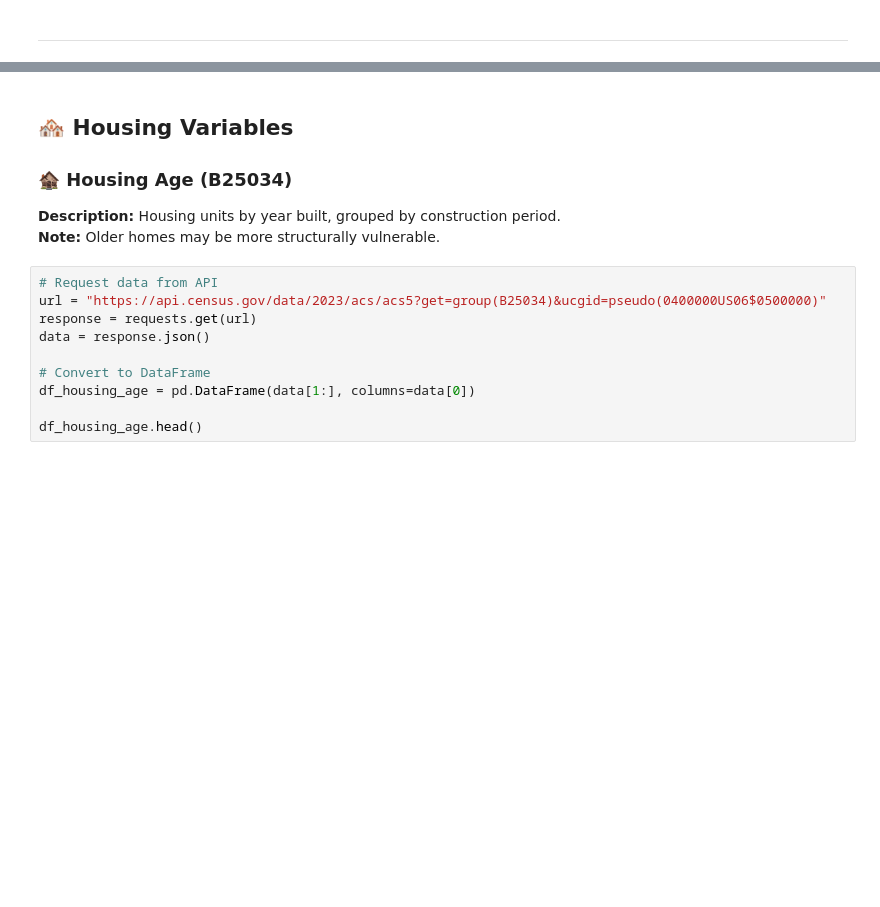
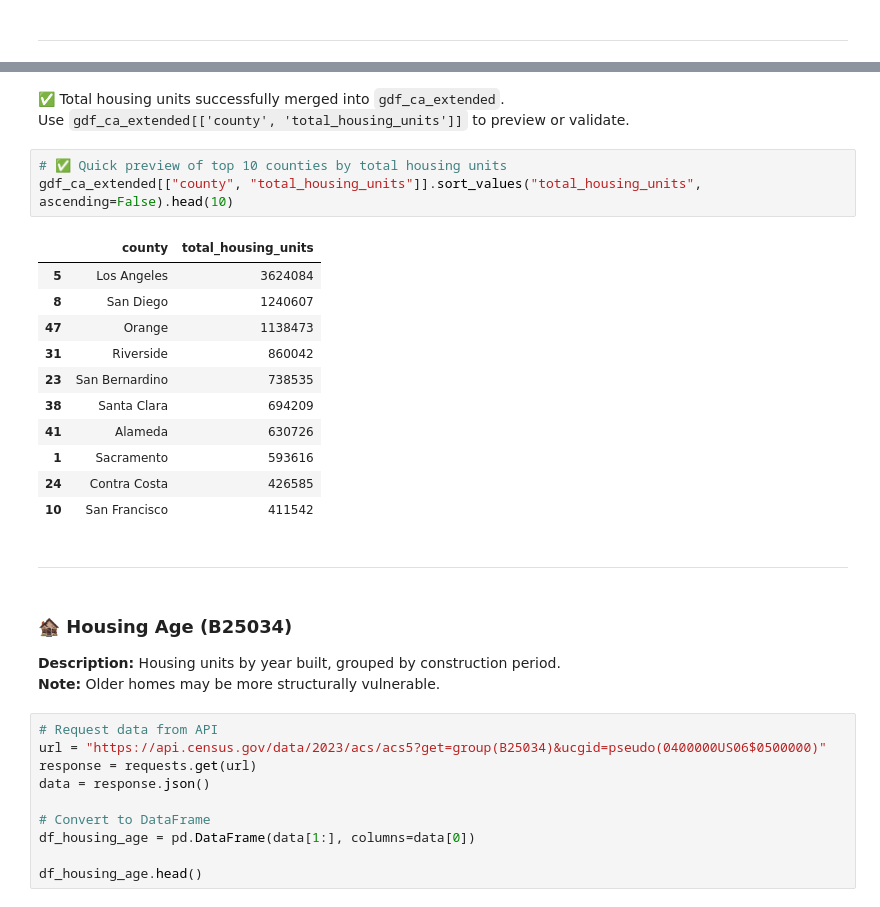
Before and after one commit to annapiter/earthquake-insurance-analysis, a Jupyter notebook: notebooks/02_demographics_and_housing_data.ipynb, the cells around one changed output, grey strips where cells are left out. Drawn from its saved outputs; the diff is of its cells as text; blank space fills up the shorter version.

```diff
--- a/notebooks/02_demographics_and_housing_data.ipynb
+++ b/notebooks/02_demographics_and_housing_data.ipynb
@@ -423,6 +469,24 @@ gdf_ca_extended[["county"] + list(gdf_ca_extended.filter(like='_pct').columns)].
+# %% [markdown]
+✅ Total housing units successfully merged into `gdf_ca_extended`.
+Use `gdf_ca_extended[['county', 'total_housing_units']]` to preview or validate.
+# %%
+# ✅ Quick preview of top 10 counties by total housing units
+gdf_ca_extended[["county", "total_housing_units"]].sort_values("total_housing_units", ascending=False).head(10)
+# %% [output]
+|  | county | total_housing_units |
+| 5 | Los Angeles | 3624084 |
+| 8 | San Diego | 1240607 |
+| 47 | Orange | 1138473 |
+| 31 | Riverside | 860042 |
+| 23 | San Bernardino | 738535 |
+| 38 | Santa Clara | 694209 |
+| 41 | Alameda | 630726 |
+| 1 | Sacramento | 593616 |
+| 24 | Contra Costa | 426585 |
+| 10 | San Francisco | 411542 |
+# %% [markdown]
+---
 # %% [markdown]
-## 🏘️ Housing Variables
-
 ### 🏚️ Housing Age (B25034)
 **Description:** Housing units by year built, grouped by construction period.
 **Note:** Older homes may be more structurally vulnerable.
```
Also changed, not shown: parts of 19 cells of this notebook, 15 other files.
